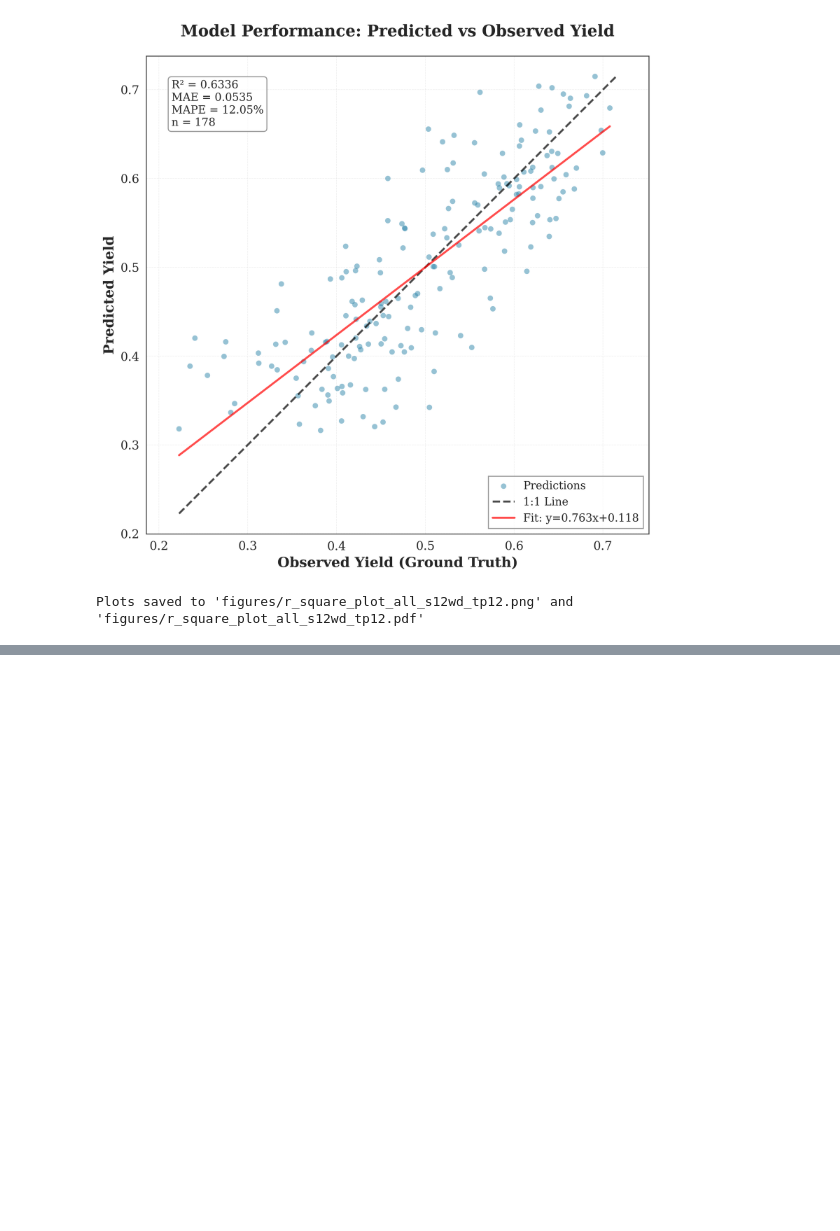
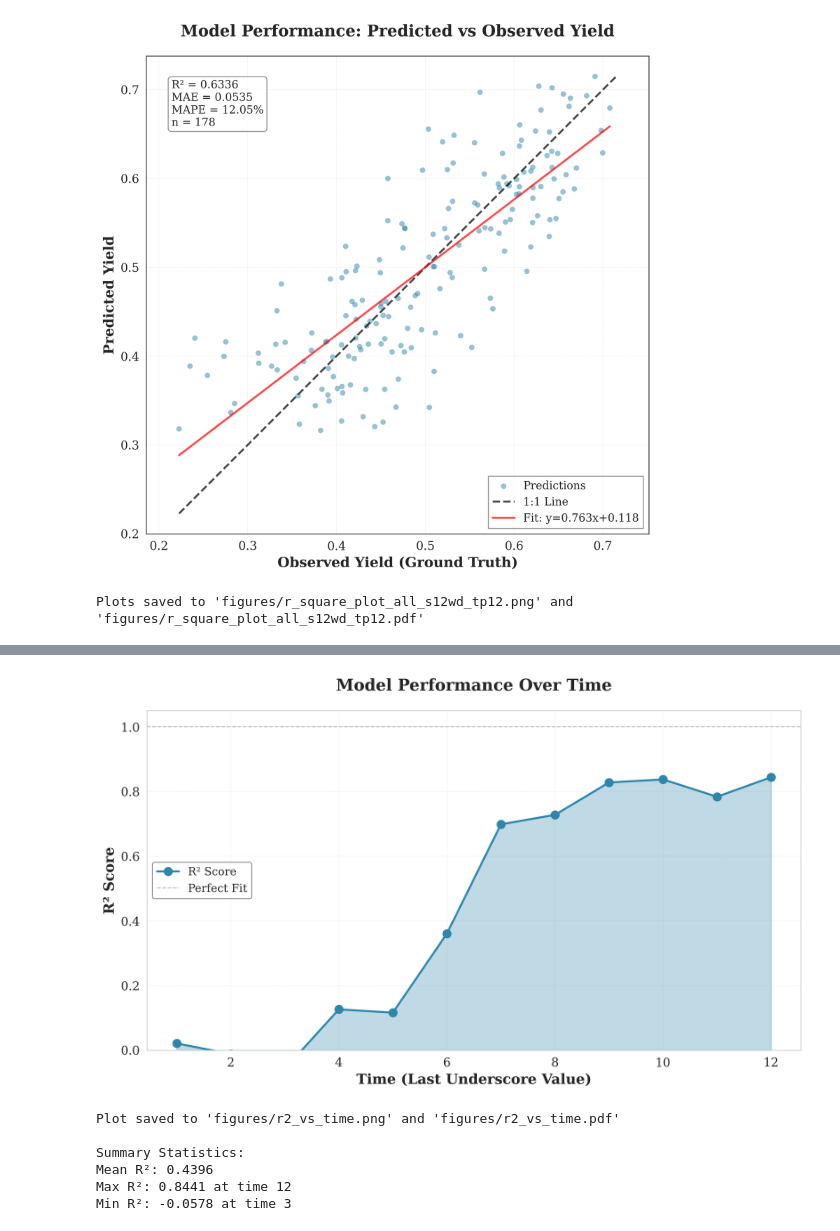
Before and after one commit to baskargroup/ISA_Yield, a Jupyter notebook: prediction_analysis.ipynb, the cells around one changed output, grey strips where cells are left out. Cells and saved outputs as stored; diff of their text form; code cells hidden in the pictures; blank space fills up the shorter version.

```diff
--- a/prediction_analysis.ipynb
+++ b/prediction_analysis.ipynb
@@ -112,0 +198,53 @@ Plots saved to 'figures/r_square_plot_all_s12wd_tp12.png' and 'figures/r_square_
+# %%
+# Create publication-quality plot of R² vs Time
+plt.figure(figsize=(10, 6), dpi=300)
+
+# Set style for publication
+sns.set_style("whitegrid")
+plt.rcParams['font.family'] = 'serif'
+plt.rcParams['font.size'] = 12
+
+# Plot R² vs time
+plt.plot(results_df['time'], results_df['r2'], marker='o', linewidth=2,
+         markersize=8, color='#2E86AB', label='R² Score')
+
+# Fill area under curve for visual appeal
+plt.fill_between(results_df['time'], results_df['r2'], alpha=0.3, color='#2E86AB')
+
+# Labels and formatting
+plt.xlabel('Time (Last Underscore Value)', fontsize=14, fontweight='bold')
+plt.ylabel('R² Score', fontsize=14, fontweight='bold')
+plt.title('Model Performance Over Time', fontsize=16, fontweight='bold', pad=20)
+
+# Add horizontal line at R²=1 for reference
+plt.axhline(y=1.0, color='gray', linestyle='--', linewidth=1, alpha=0.5, label='Perfect Fit')
+
+# Grid
+plt.grid(True, alpha=0.3, linestyle='--', linewidth=0.5)
+
+# Legend
+plt.legend(loc='best', frameon=True, fontsize=11, edgecolor='gray')
+
+# Set y-axis limits to show full range
+plt.ylim([0, 1.05])
+
+plt.tight_layout()
+
+# Save figure
+plt.savefig('figures/r2_vs_time.png', dpi=300, bbox_inches='tight')
+plt.savefig('figures/r2_vs_time.pdf', dpi=300, bbox_inches='tight')
+plt.show()
+
+print(f"\nPlot saved to 'figures/r2_vs_time.png' and 'figures/r2_vs_time.pdf'")
+print(f"\nSummary Statistics:")
+print(f"Mean R²: {results_df['r2'].mean():.4f}")
+print(f"Max R²: {results_df['r2'].max():.4f} at time {results_df.loc[results_df['r2'].idxmax(), 'time']}")
+print(f"Min R²: {results_df['r2'].min():.4f} at time {results_df.loc[results_df['r2'].idxmin(), 'time']}")
+# %% [output]
+[figure, added]
+Plot saved to 'figures/r2_vs_time.png' and 'figures/r2_vs_time.pdf'
+
+Summary Statistics:
+Mean R²: 0.4396
+Max R²: 0.8441 at time 12
+Min R²: -0.0578 at time 3
```
Also changed, not shown: parts of 5 cells of this notebook, 12 other files.
